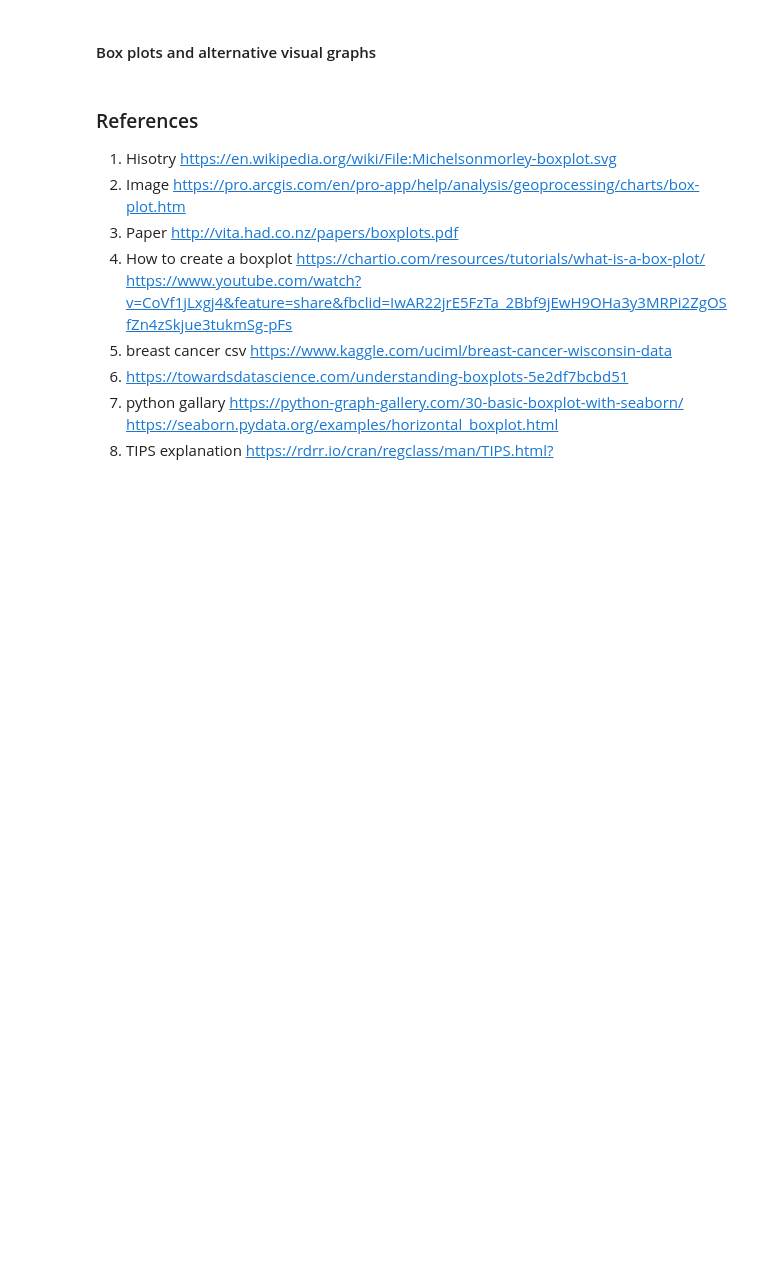
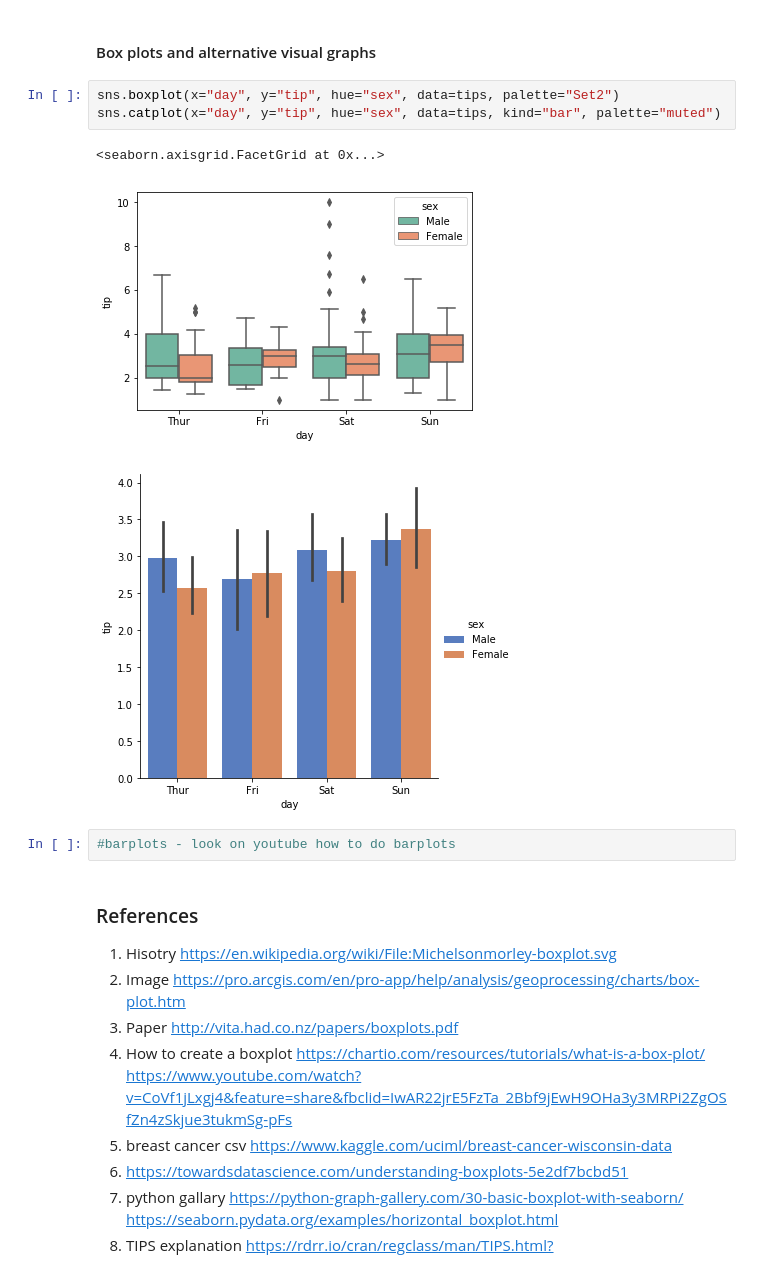
Before and after one commit to MartynaMisk/Boxplot, a Jupyter notebook: BoxplotsJupyter.ipynb, the cells around one changed output. Cells and saved outputs as stored; diff of their text form; blank space fills up the shorter version.

Commit message:
alternative plots

```diff
--- a/BoxplotsJupyter.ipynb
+++ b/BoxplotsJupyter.ipynb
@@ -237,6 +237,15 @@ sns.swarmplot(x="total_bill", y="day", data=tips,
 [figure]
 # %% [markdown]
 #### Box plots and alternative visual graphs
+# %%
+sns.boxplot(x="day", y="tip", hue="sex", data=tips, palette="Set2")
+sns.catplot(x="day", y="tip", hue="sex", data=tips, kind="bar", palette="muted")
+# %% [output]
+<seaborn.axisgrid.FacetGrid at 0x...>
+[figure, added]
+[figure, added]
+# %%
+#barplots - look on youtube how to do barplots
 # %% [markdown]
 ### References
 1. Hisotry https://en.wikipedia.org/wiki/File:Michelsonmorley-boxplot.svg
```
Also changed, not shown: parts of 1 cell of this notebook.
